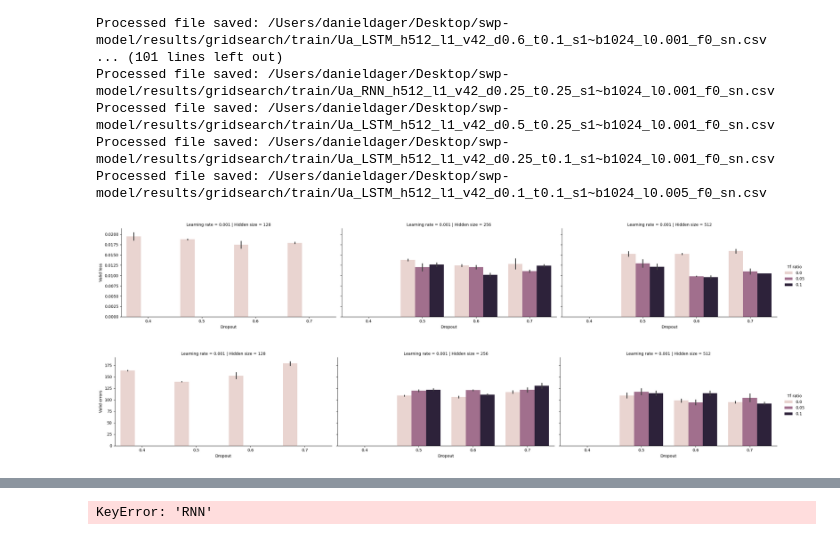
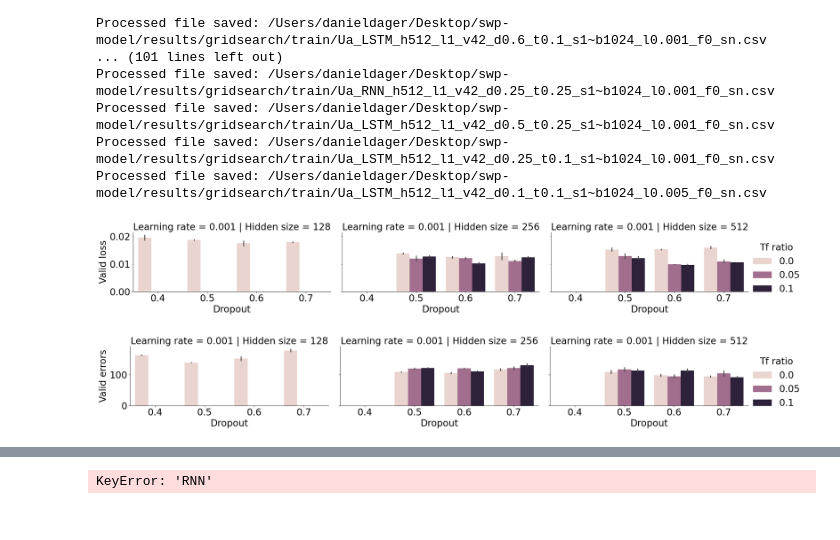
Before and after one commit to danieldager/swp-model, a Jupyter notebook: notebooks/grid_search.ipynb, the cells around one changed output, grey strips where cells are left out. Saved outputs shown, nothing was run; the diff lists cells and outputs as text; code cells hidden in the pictures.

Commit message:
smaller test size

```diff
--- a/notebooks/grid_search.ipynb
+++ b/notebooks/grid_search.ipynb
@@ -98,6 +98,8 @@ Processed file saved: /Users/danieldager/Desktop/swp-model/results/gridsearch/tr
 import seaborn as sns
 import matplotlib.pyplot as plt
 from swp.utils.grid_search import grid_search_aggregate
+
+plt.rcParams.update({"font.size": 24})
 
 # Aggregate the results
 # grid_search_aggregate()
@@ -153,35 +155,35 @@ results = results.sort_values(by='Train errors')
 
 lstms = results[results['Recurrent type'] == 'LSTM']
 lstms = lstms[lstms["Epoch"] > 68]
 lstms = lstms[lstms["Learning rate"] == 0.001]
 sns.catplot(
     data=lstms,
     y='Valid loss',
     x="Dropout",
     col="Hidden size",
     row="Learning rate",
     hue="Tf ratio",
     kind='bar',
     height=4,
     aspect=2
 )
 plt.show()
 sns.catplot(
     data=lstms,
     y='Valid errors',
     x="Dropout",
     col="Hidden size",
     row="Learning rate",
     hue="Tf ratio",
     kind='bar',
     height=4,
     aspect=2
 )
 plt.show()
 lstms
 # %% [output]
-[figure, old version]
+[figure, new version]
-[figure, old version]
+[figure, new version]
 |  | Model name | Train name | Model type | Start token id | Recurrent type | Hidden size | Num layers | Dropout | ... |
 | 70 | Ua_LSTM_h256_l1_v42_d0.5_t0.0_s1 | b1024_l0.001_f0_sn | Ua | 1 | LSTM | 256 | 1 | 0.5 | ... |
 | 1261 | Ua_LSTM_h512_l1_v42_d0.5_t0.0_s1 | b1024_l0.001_f0_sn | Ua | 1 | LSTM | 512 | 1 | 0.5 | ... |
```
Also changed, not shown: 12 other files.
